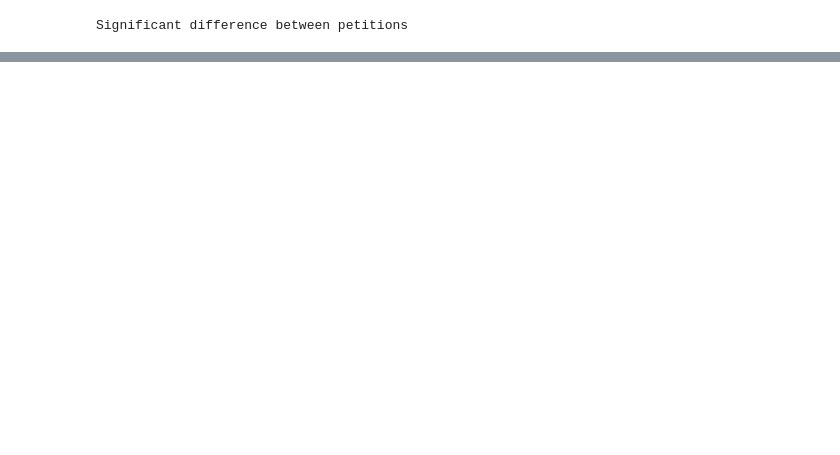
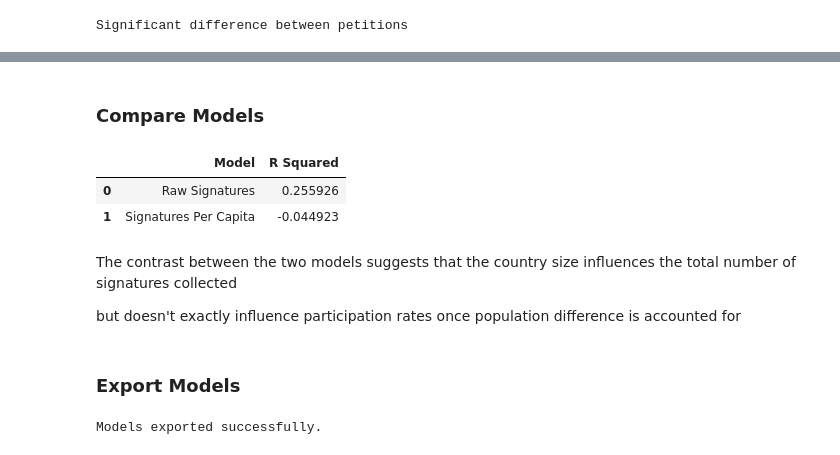
Before and after one commit to Matthew-Riddell/MSc-Dissertation, a Jupyter notebook: notebooks/data-initial-modelling.ipynb, the cells around one changed output, grey strips where cells are left out. Drawn from its saved outputs; the diff is of its cells as text; code cells hidden in the pictures; blank space fills up the shorter version.

```diff
--- a/notebooks/data-initial-modelling.ipynb
+++ b/notebooks/data-initial-modelling.ipynb
@@ -109,0 +273,2 @@ Significant difference between petitions
+# %%
+y_pred = model2.predict(X_test)
@@ -109,0 +277,13 @@ Significant difference between petitions
+# %%
+r2_model2 = r2_score(
+    y_test,
+    y_pred
+)
+
+rmse = mean_squared_error(
+    y_test,
+    y_pred
+) ** 0.5
+
+print("R Squared:", r2_model2)
+print("RMSE:", rmse)
@@ -109,0 +317,42 @@ Significant difference between petitions
+# %% [markdown]
+### Compare Models
+# %%
+results = pd.DataFrame({
+    "Model": [
+        "Raw Signatures",
+        "Signatures Per Capita"
+    ],
+    "R Squared": [
+        r2_model1,
+        r2_model2
+    ]
+})
+
+results
+# %% [output]
+|  | Model | R Squared |
+| 0 | Raw Signatures | 0.255926 |
+| 1 | Signatures Per Capita | -0.044923 |
+# %% [markdown]
+
+The contrast between the two models suggests that the country size influences the total number of signatures collected
+
+but doesn't exactly influence participation rates once population difference is accounted for
+# %% [markdown]
+### Export Models
+# %%
+# https://apxml.com/courses/basics-ml-deployment/chapter-2-preparing-model-deployment/using-joblib-persistence
+
+joblib.dump(
+    model1,
+    rf"{model_path}\model_raw_signatures.pkl"
+)
+
+joblib.dump(
+    model2,
+    rf"{model_path}\model_signatures_per_capita.pkl"
+)
+
+print("Models exported successfully.")
+# %% [output]
+Models exported successfully.
```
Also changed, not shown: parts of 38 cells of this notebook, 2 other files.
